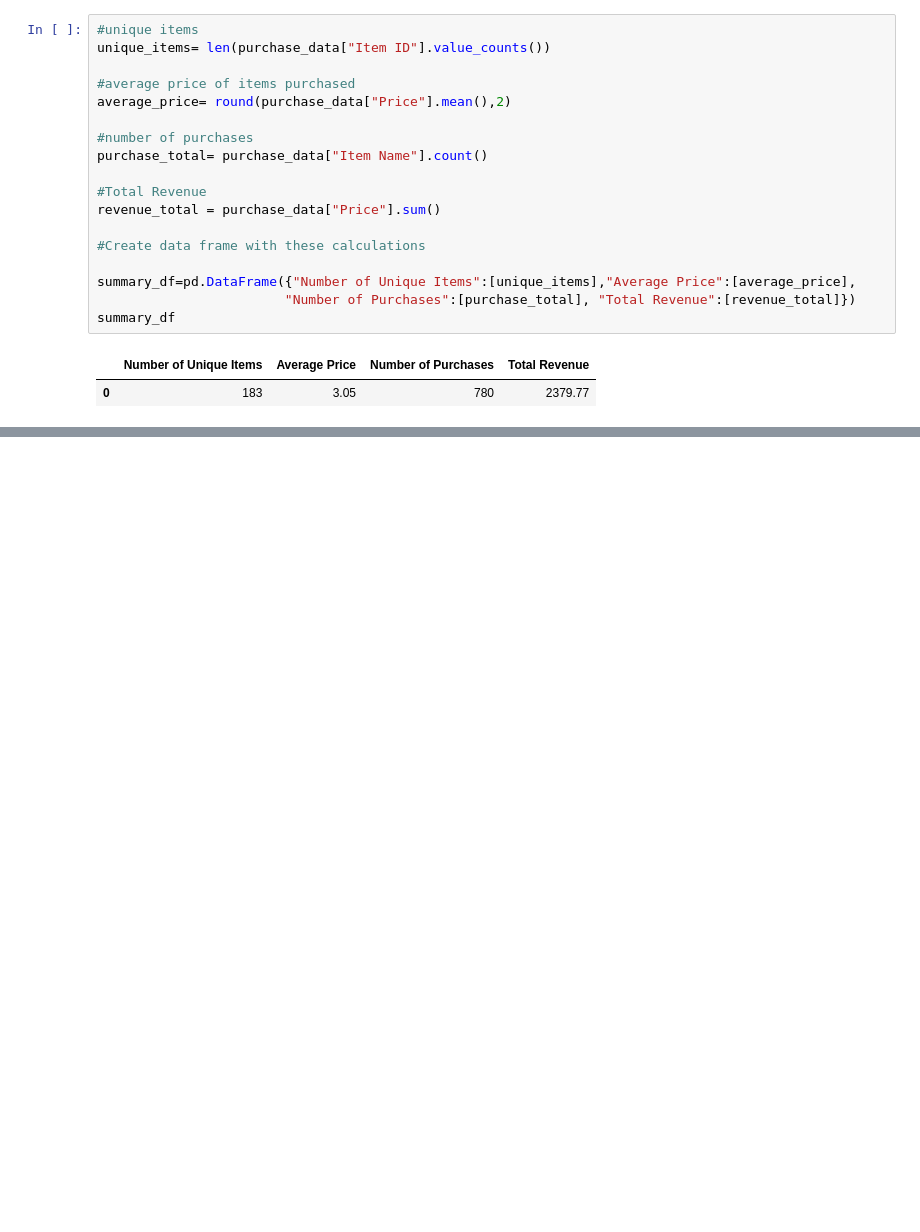
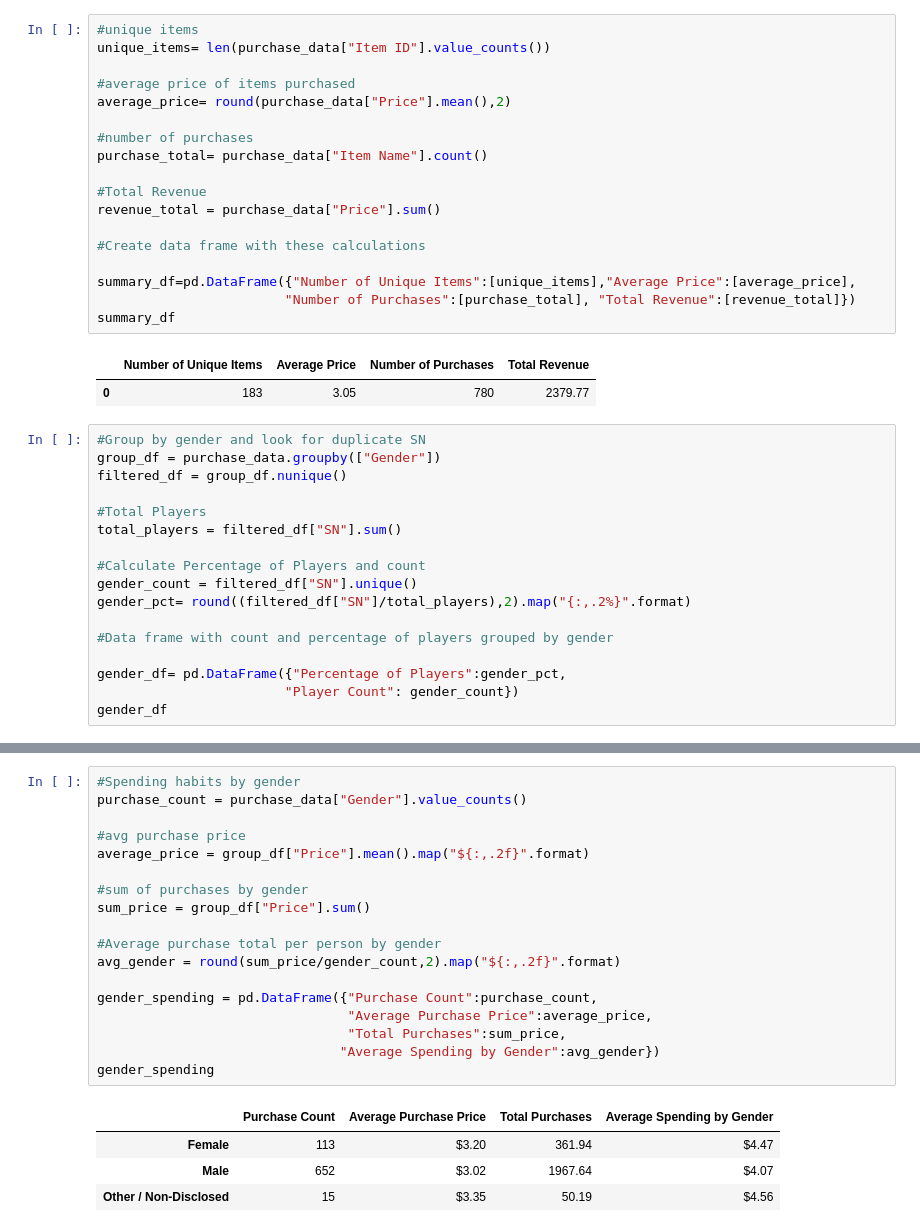
Before and after one commit to apthornell/Pandas-challenge, a Jupyter notebook: HeroesOfPymoli/Heroes_Main.ipynb, the cells around one changed output, grey strips where cells are left out. Drawn from its saved outputs; the diff is of its cells as text; blank space fills up the shorter version.

```diff
--- a/HeroesOfPymoli/Heroes_Main.ipynb
+++ b/HeroesOfPymoli/Heroes_Main.ipynb
@@ -39,3 +50,20 @@ summary_df
 # %% [output]
 |  | Number of Unique Items | Average Price | Number of Purchases | Total Revenue |
 | 0 | 183 | 3.05 | 780 | 2379.77 |
+# %%
+#Group by gender and look for duplicate SN
+group_df = purchase_data.groupby(["Gender"])
+filtered_df = group_df.nunique()
+
+#Total Players
+total_players = filtered_df["SN"].sum()
+
+#Calculate Percentage of Players and count
+gender_count = filtered_df["SN"].unique()
+gender_pct= round((filtered_df["SN"]/total_players),2).map("{:,.2%}".format)
+
+#Data frame with count and percentage of players grouped by gender
+
+gender_df= pd.DataFrame({"Percentage of Players":gender_pct,
+                        "Player Count": gender_count})
+gender_df
@@ -41,0 +76,23 @@ summary_df
+# %%
+#Spending habits by gender
+purchase_count = purchase_data["Gender"].value_counts()
+
+#avg purchase price
+average_price = group_df["Price"].mean().map("${:,.2f}".format)
+
+#sum of purchases by gender
+sum_price = group_df["Price"].sum()
+
+#Average purchase total per person by gender
+avg_gender = round(sum_price/gender_count,2).map("${:,.2f}".format)
+
+gender_spending = pd.DataFrame({"Purchase Count":purchase_count,
+                                "Average Purchase Price":average_price,
+                                "Total Purchases":sum_price,
+                               "Average Spending by Gender":avg_gender})
+gender_spending
+# %% [output]
+|  | Purchase Count | Average Purchase Price | Total Purchases | Average Spending by Gender |
+| Female | 113 | $3.20 | 361.94 | $4.47 |
+| Male | 652 | $3.02 | 1967.64 | $4.07 |
+| Other / Non-Disclosed | 15 | $3.35 | 50.19 | $4.56 |
```
Also changed, not shown: parts of 5 cells of this notebook.
